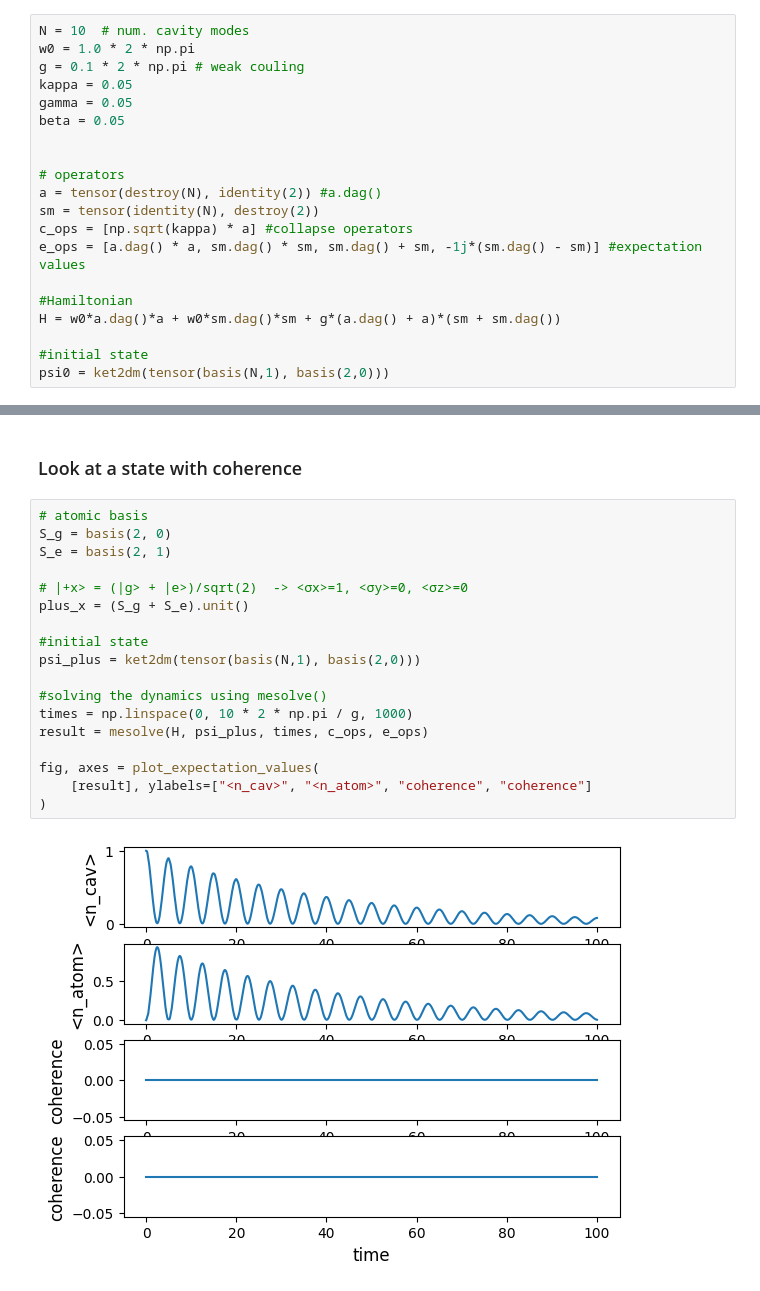
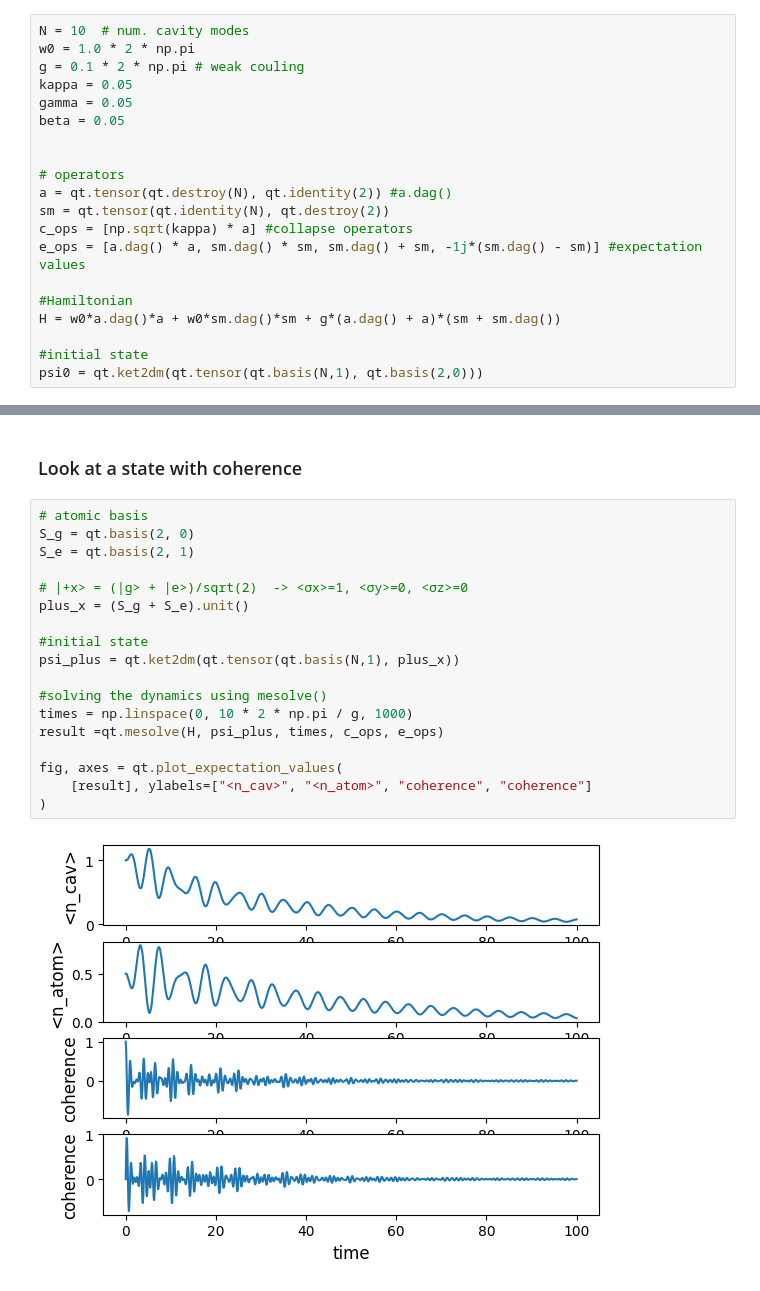
Before and after one commit to sophia13242/Dissipative-Atom-Cavity, a Jupyter notebook: firstIdeas.ipynb, the cells around one changed output, grey strips where cells are left out. Cells and saved outputs as stored; diff of their text form.

```diff
--- a/firstIdeas.ipynb
+++ b/firstIdeas.ipynb
@@ -21,8 +20,8 @@ beta = 0.05
 
 
 # operators
-a = tensor(destroy(N), identity(2)) #a.dag()
-sm = tensor(identity(N), destroy(2))
+a = qt.tensor(qt.destroy(N), qt.identity(2)) #a.dag()
+sm = qt.tensor(qt.identity(N), qt.destroy(2))
 c_ops = [np.sqrt(kappa) * a] #collapse operators
 e_ops = [a.dag() * a, sm.dag() * sm, sm.dag() + sm, -1j*(sm.dag() - sm)] #expectation values
 
@@ -30,7 +29,7 @@ e_ops = [a.dag() * a, sm.dag() * sm, sm.dag() + sm, -1j*(sm.dag() - sm)] #expect
 H = w0*a.dag()*a + w0*sm.dag()*sm + g*(a.dag() + a)*(sm + sm.dag())
 
 #initial state
-psi0 = ket2dm(tensor(basis(N,1), basis(2,0)))
+psi0 = qt.ket2dm(qt.tensor(qt.basis(N,1), qt.basis(2,0)))
 # %%
 #solving the dynamics using mesolve()
 times = np.linspace(0, 10 * 2 * np.pi / g, 1000)
@@ -152,21 +151,21 @@ plt.plot(times,result[3])
 ### Look at a state with coherence
 # %%
 # atomic basis
-S_g = basis(2, 0)
-S_e = basis(2, 1)
+S_g = qt.basis(2, 0)
+S_e = qt.basis(2, 1)
 
 # |+x> = (|g> + |e>)/sqrt(2)  -> <σx>=1, <σy>=0, <σz>=0
 plus_x = (S_g + S_e).unit()
 
 #initial state
-psi_plus = ket2dm(tensor(basis(N,1), basis(2,0)))
+psi_plus = qt.ket2dm(qt.tensor(qt.basis(N,1), plus_x))
 
 #solving the dynamics using mesolve()
 times = np.linspace(0, 10 * 2 * np.pi / g, 1000)
-result = mesolve(H, psi_plus, times, c_ops, e_ops)
+result =qt.mesolve(H, psi_plus, times, c_ops, e_ops)
 
-fig, axes = plot_expectation_values(
+fig, axes = qt.plot_expectation_values(
     [result], ylabels=["<n_cav>", "<n_atom>", "coherence", "coherence"]
 )
 # %% [output]
-[figure, old version]
+[figure, new version]
```
Also changed, not shown: parts of 8 cells of this notebook.
